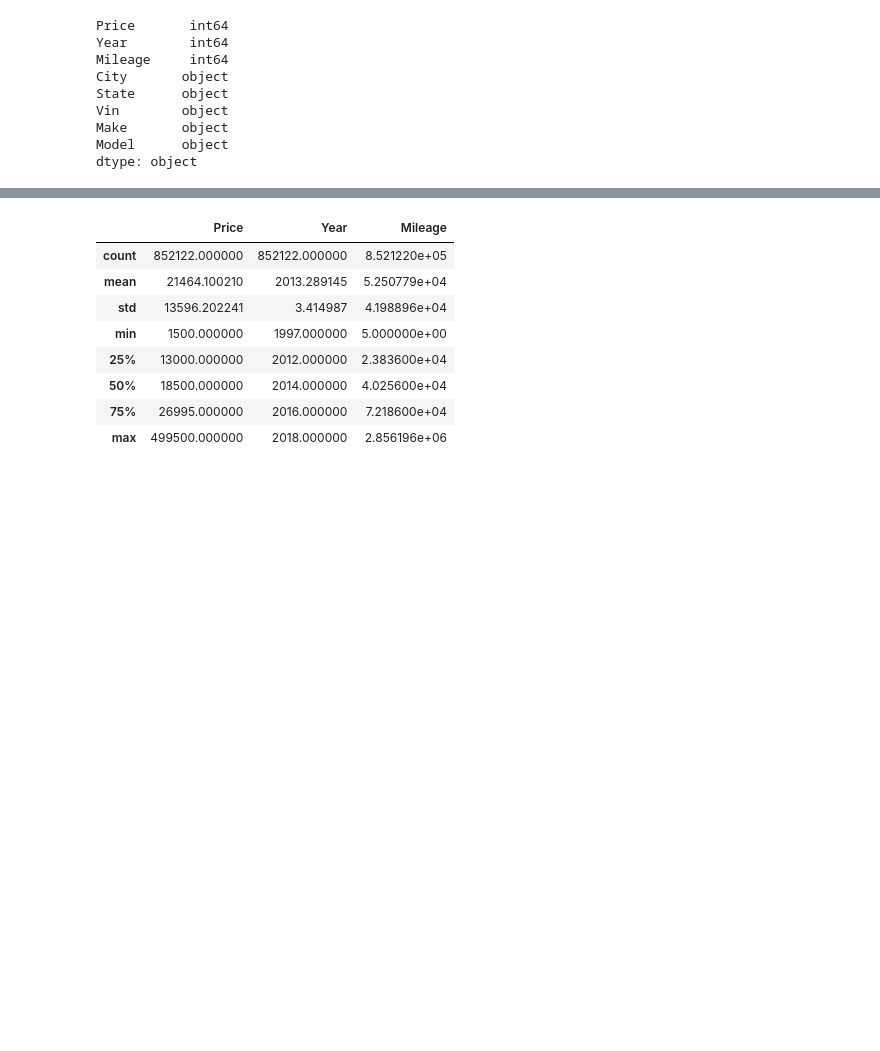
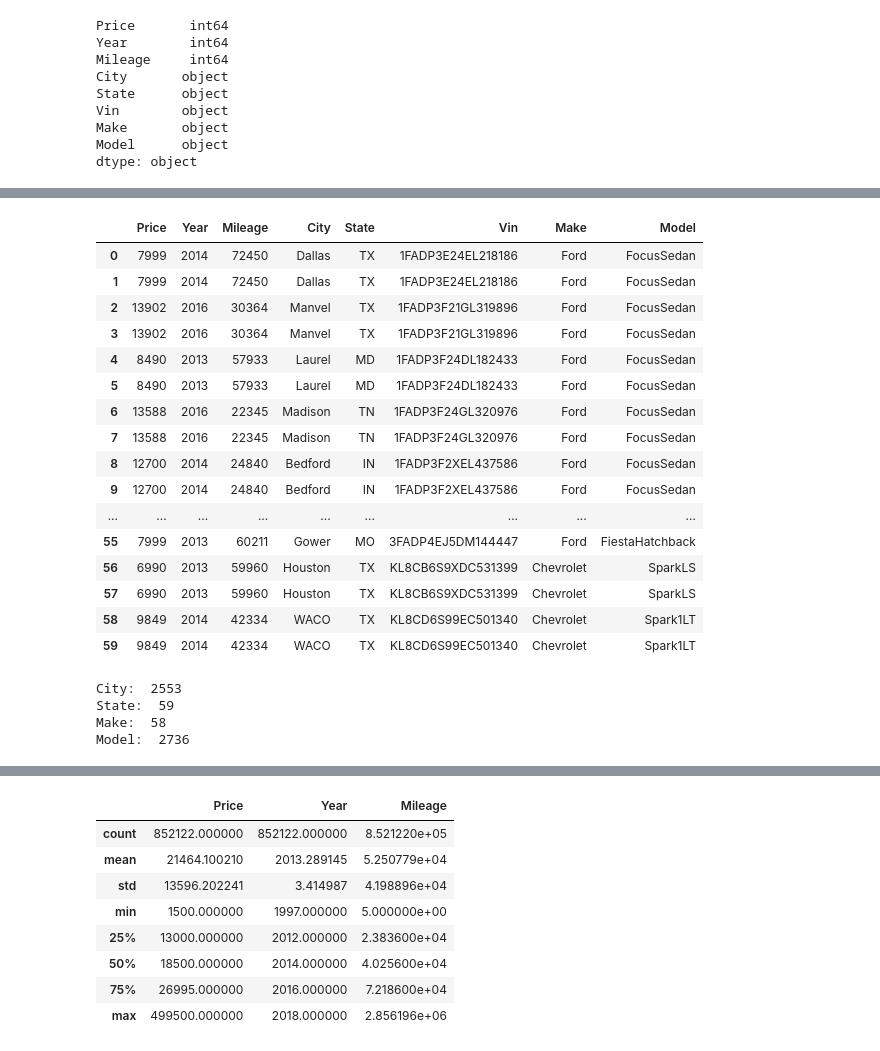
Before and after one commit to muhammadarkan01/Project-from-RevoU, a Jupyter notebook: Untitled.ipynb, the cells around one changed output, grey strips where cells are left out. Cells and saved outputs as stored; diff of their text form; code cells hidden in the pictures; blank space fills up the shorter version.

```diff
--- a/Untitled.ipynb
+++ b/Untitled.ipynb
@@ -49,0 +102,43 @@ dtype: object
+# %%
+# Check for duplicates in the specified column
+duplicates = df.duplicated(keep=False)
+
+# Display rows where duplicates are True
+duplicate_rows = df[duplicates]
+duplicate_rows = df[duplicates].sort_values('Vin').reset_index(drop=True)
+duplicate_rows
+# %% [output]
+|  | Price | Year | Mileage | City | State | Vin | Make | Model |
+| 0 | 7999 | 2014 | 72450 | Dallas | TX | 1FADP3E24EL218186 | Ford | FocusSedan |
+| 1 | 7999 | 2014 | 72450 | Dallas | TX | 1FADP3E24EL218186 | Ford | FocusSedan |
+| 2 | 13902 | 2016 | 30364 | Manvel | TX | 1FADP3F21GL319896 | Ford | FocusSedan |
+| 3 | 13902 | 2016 | 30364 | Manvel | TX | 1FADP3F21GL319896 | Ford | FocusSedan |
+| 4 | 8490 | 2013 | 57933 | Laurel | MD | 1FADP3F24DL182433 | Ford | FocusSedan |
+| 5 | 8490 | 2013 | 57933 | Laurel | MD | 1FADP3F24DL182433 | Ford | FocusSedan |
+| 6 | 13588 | 2016 | 22345 | Madison | TN | 1FADP3F24GL320976 | Ford | FocusSedan |
+| 7 | 13588 | 2016 | 22345 | Madison | TN | 1FADP3F24GL320976 | Ford | FocusSedan |
+| 8 | 12700 | 2014 | 24840 | Bedford | IN | 1FADP3F2XEL437586 | Ford | FocusSedan |
+| 9 | 12700 | 2014 | 24840 | Bedford | IN | 1FADP3F2XEL437586 | Ford | FocusSedan |
+| ... | ... | ... | ... | ... | ... | ... | ... | ... |
+| 55 | 7999 | 2013 | 60211 | Gower | MO | 3FADP4EJ5DM144447 | Ford | FiestaHatchback |
+| 56 | 6990 | 2013 | 59960 | Houston | TX | KL8CB6S9XDC531399 | Chevrolet | SparkLS |
+| 57 | 6990 | 2013 | 59960 | Houston | TX | KL8CB6S9XDC531399 | Chevrolet | SparkLS |
+| 58 | 9849 | 2014 | 42334 | WACO | TX | KL8CD6S99EC501340 | Chevrolet | Spark1LT |
+| 59 | 9849 | 2014 | 42334 | WACO | TX | KL8CD6S99EC501340 | Chevrolet | Spark1LT |
+# %%
+# Count city, state, make, model
+
+city_val = df['City'].nunique()
+state_val = df['State'].nunique()
+make_val = df['Make'].nunique()
+model_val = df['Model'].nunique()
+
+print("City: ", city_val)
+print("State: ", state_val)
+print("Make: ", make_val)
+print("Model: ", model_val)
+# %% [output]
+City:  2553
+State:  59
+Make:  58
+Model:  2736
```
Also changed, not shown: parts of 16 cells of this notebook, 4 other files.
